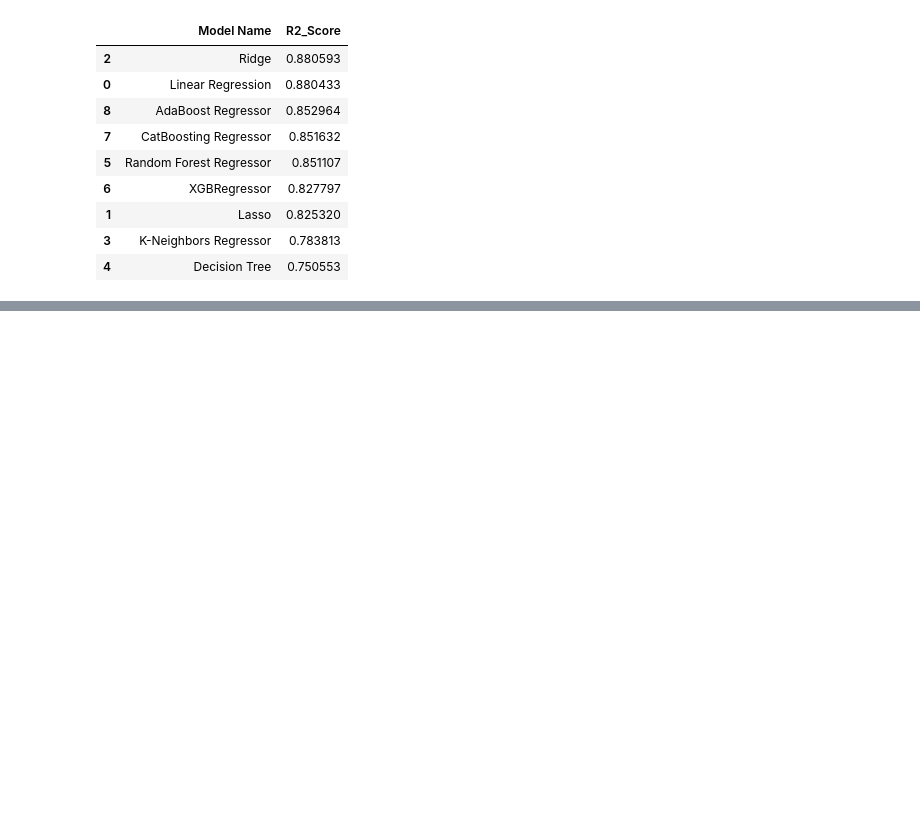
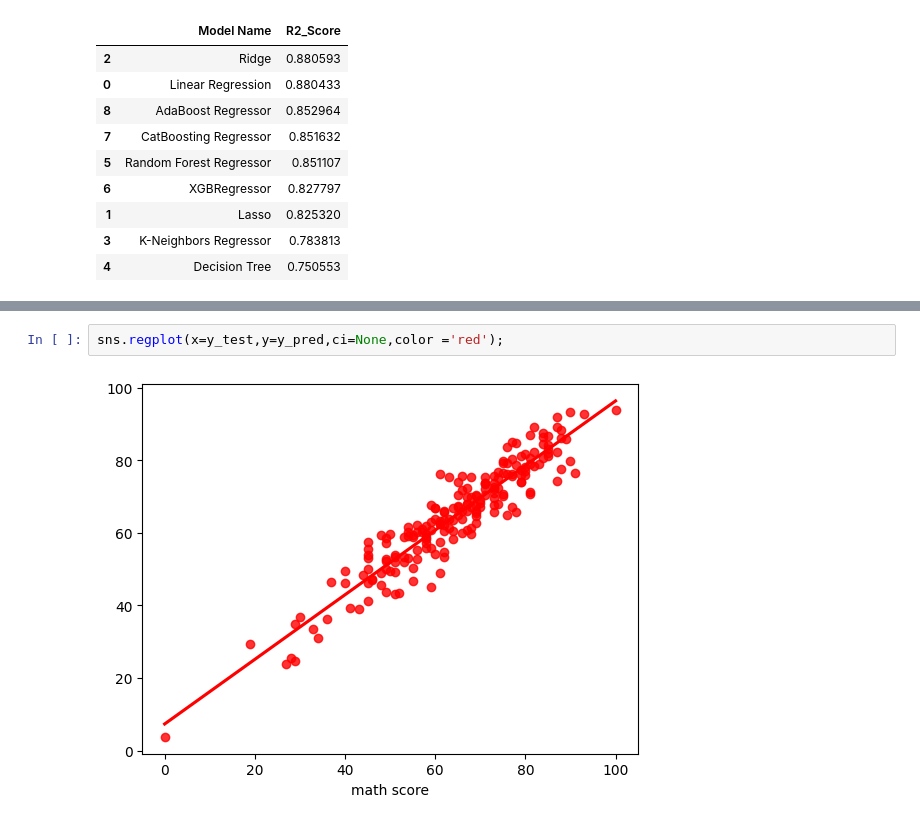
Before and after one commit to architasingh2005/mlproject, a Jupyter notebook: notebook/MODELTRAINING.ipynb, the cells around one changed output, grey strips where cells are left out. Drawn from its saved outputs; the diff is of its cells as text; blank space fills up the shorter version.

```diff
--- a/notebook/MODELTRAINING.ipynb
+++ b/notebook/MODELTRAINING.ipynb
@@ -208,0 +225,4 @@ pd.DataFrame(list(zip(model_list, r2_list)), columns=['Model Name', 'R2_Score'])
+# %%
+sns.regplot(x=y_test,y=y_pred,ci=None,color ='red');
+# %% [output]
+[figure, added]
```
Also changed, not shown: parts of 3 cells of this notebook.
